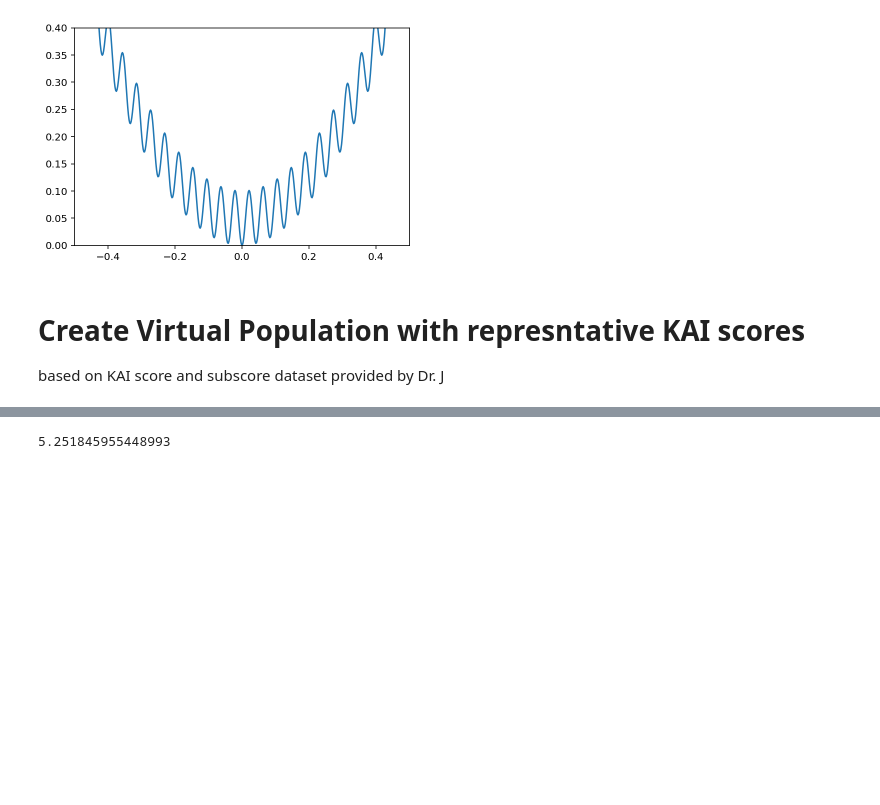
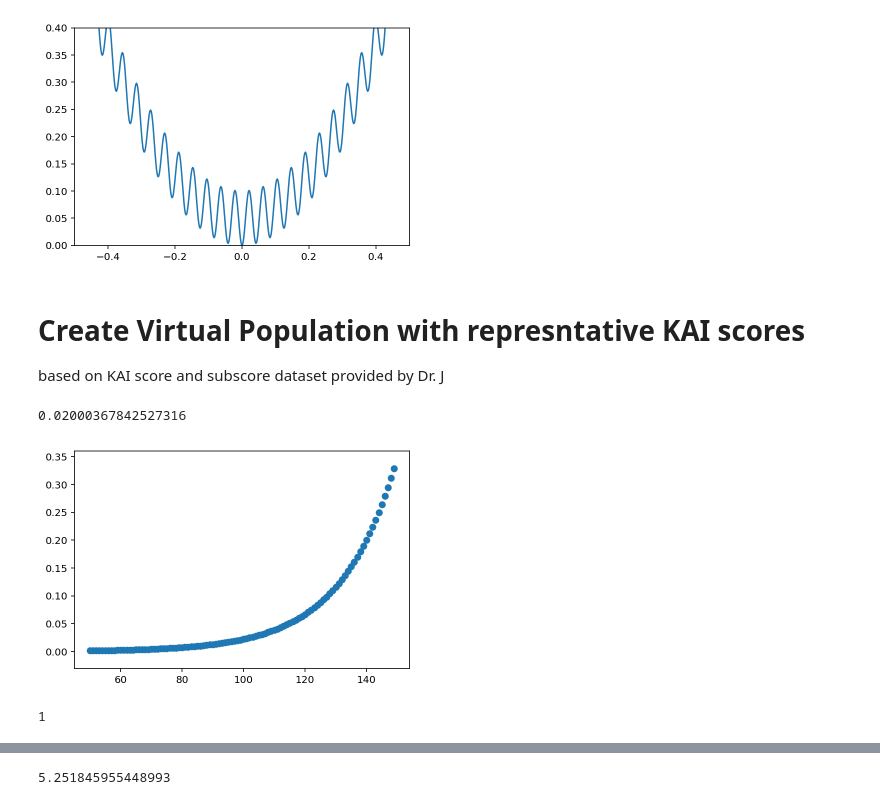
Before and after one commit to sammlapp/SAE_ABM, a Jupyter notebook: ABM_testFunctions_currentScore.ipynb, the cells around one changed output, grey strips where cells are left out. Saved outputs shown, nothing was run; the diff lists cells and outputs as text; code cells hidden in the pictures; blank space fills up the shorter version.

```diff
--- a/ABM_testFunctions_currentScore.ipynb
+++ b/ABM_testFunctions_currentScore.ipynb
@@ -332,3 +354,26 @@ def findAiScore(kai):
     ind = np.random.choice(a.index)
     me = kaiPopulation.loc[ind]
     return KAIScore(me) #this is a KAIScore object
+
+def calcAgentSpeed(kai):
+#     speed = bounds(AVG_SPEED + normalizedAI(kai) * SD_SPEED, MIN_SPEED ,np.inf)
+    speed = bounds(np.exp(normalizedAI(kai))* AVG_SPEED, MIN_SPEED ,np.inf)
+    return speed
+
+def calcAgentTemp(E):
+#     return bounds(AVG_TEMP + normalizedE(E) * SD_TEMP, 0 ,np.inf)
+    return np.exp(normalizedE(E)*AVG_TEMP)
+# %%
+k= range(50,150)
+s=[]
+for i in k:
+    s.append(calcAgentSpeed(i))
+plt.scatter(k,s)
+calcAgentSpeed(98)
+# %% [output]
+0.02000367842527316
+[figure, added]
+# %%
+AVG_TEMP
+# %% [output]
+1
```
Also changed, not shown: parts of 50 cells of this notebook.
